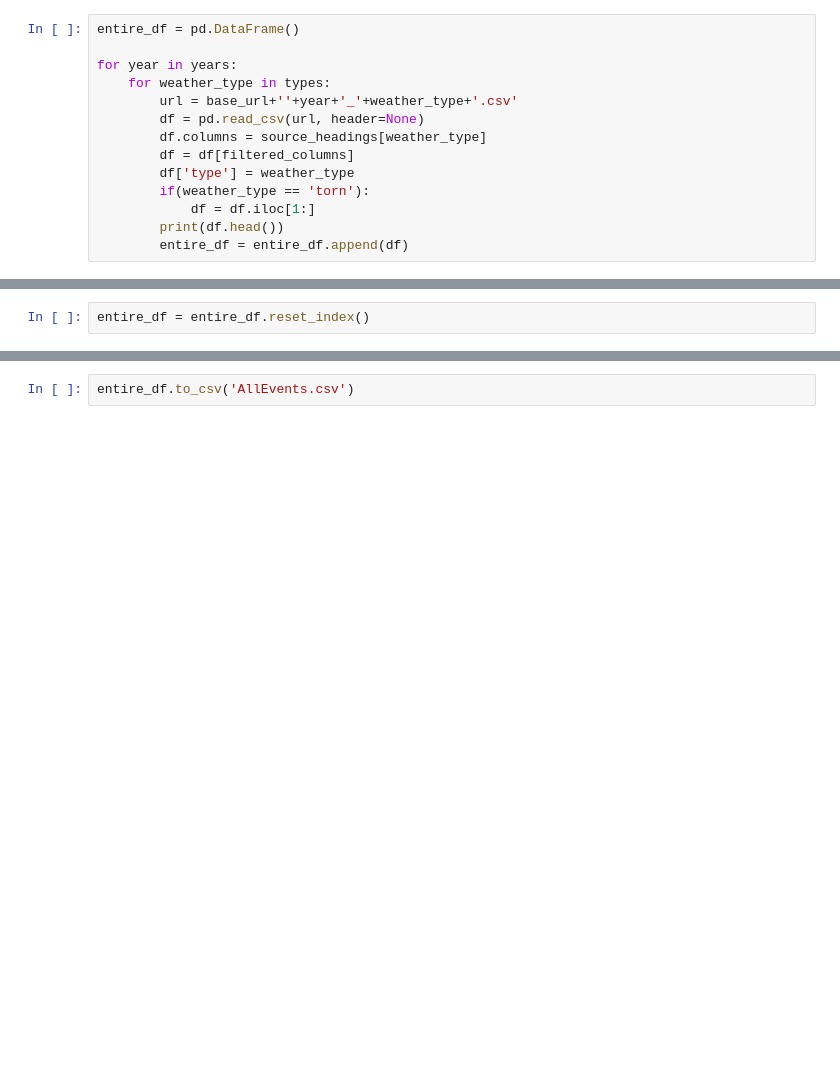
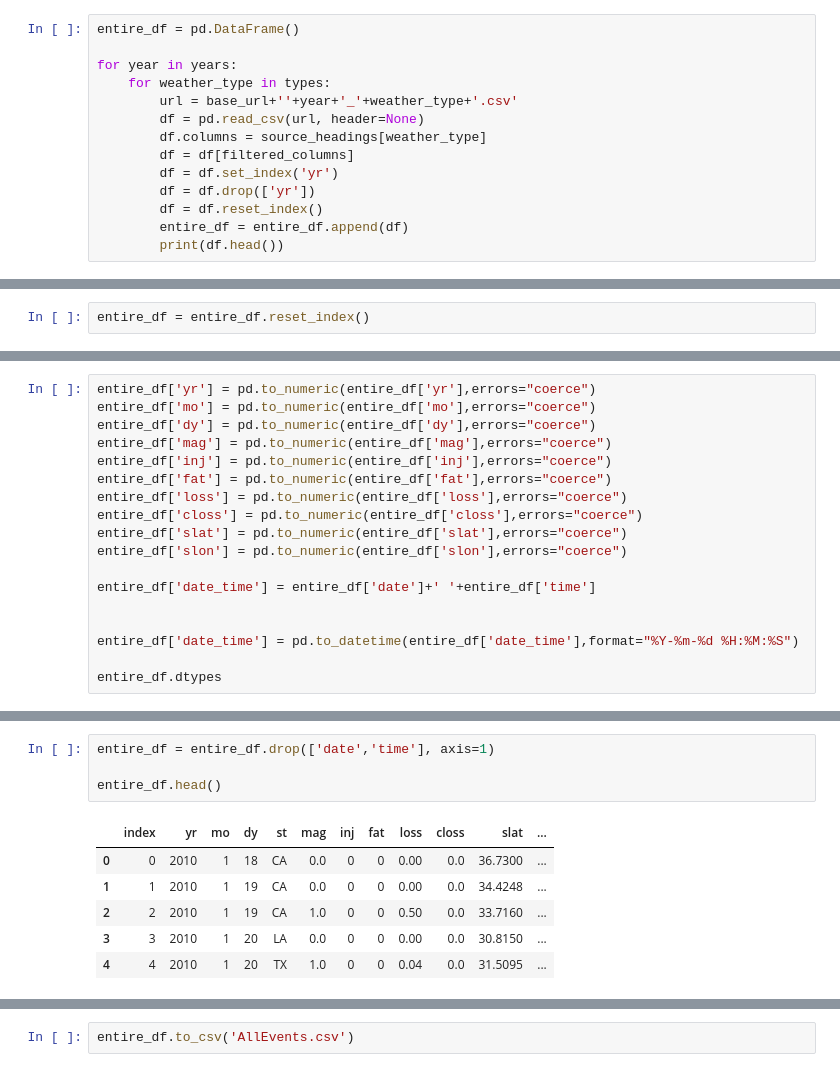
Before and after one commit to TomBerton/SevereWeatherViz, a Jupyter notebook: MergeDatasets.ipynb, the cells around one changed output, grey strips where cells are left out. Cells and saved outputs as stored; diff of their text form; blank space fills up the shorter version.

```diff
--- a/MergeDatasets.ipynb
+++ b/MergeDatasets.ipynb
@@ -28,10 +28,10 @@ for year in years:
         df = pd.read_csv(url, header=None)
         df.columns = source_headings[weather_type]
         df = df[filtered_columns]
-        df['type'] = weather_type
-        if(weather_type == 'torn'):
-            df = df.iloc[1:]
+        df = df.set_index('yr')
+        df = df.drop(['yr'])
+        df = df.reset_index()
+        entire_df = entire_df.append(df)
         print(df.head())
-        entire_df = entire_df.append(df)
 # %% [output]
      yr mo  dy        date      time  st mag inj fat  loss closs     slat  \
@@ -79,0 +62,18 @@ entire_df.head()
+# %%
+entire_df['yr'] = pd.to_numeric(entire_df['yr'],errors="coerce")
+entire_df['mo'] = pd.to_numeric(entire_df['mo'],errors="coerce")
+entire_df['dy'] = pd.to_numeric(entire_df['dy'],errors="coerce")
+entire_df['mag'] = pd.to_numeric(entire_df['mag'],errors="coerce")
+entire_df['inj'] = pd.to_numeric(entire_df['inj'],errors="coerce")
+entire_df['fat'] = pd.to_numeric(entire_df['fat'],errors="coerce")
+entire_df['loss'] = pd.to_numeric(entire_df['loss'],errors="coerce")
+entire_df['closs'] = pd.to_numeric(entire_df['closs'],errors="coerce")
+entire_df['slat'] = pd.to_numeric(entire_df['slat'],errors="coerce")
+entire_df['slon'] = pd.to_numeric(entire_df['slon'],errors="coerce")
+
+entire_df['date_time'] = entire_df['date']+' '+entire_df['time']
+
+
+entire_df['date_time'] = pd.to_datetime(entire_df['date_time'],format="%Y-%m-%d %H:%M:%S")
+
+entire_df.dtypes
@@ -80,3 +97,14 @@ entire_df.head()
+# %%
+entire_df = entire_df.drop(['date','time'], axis=1)
+
+entire_df.head()
+# %% [output]
+|  | index | yr | mo | dy | st | mag | inj | fat | loss | closs | slat | ... |
+| 0 | 0 | 2010 | 1 | 18 | CA | 0.0 | 0 | 0 | 0.00 | 0.0 | 36.7300 | ... |
+| 1 | 1 | 2010 | 1 | 19 | CA | 0.0 | 0 | 0 | 0.00 | 0.0 | 34.4248 | ... |
+| 2 | 2 | 2010 | 1 | 19 | CA | 1.0 | 0 | 0 | 0.50 | 0.0 | 33.7160 | ... |
+| 3 | 3 | 2010 | 1 | 20 | LA | 0.0 | 0 | 0 | 0.00 | 0.0 | 30.8150 | ... |
+| 4 | 4 | 2010 | 1 | 20 | TX | 1.0 | 0 | 0 | 0.04 | 0.0 | 31.5095 | ... |
 # %%
 # none to drop
 
```
Also changed, not shown: parts of 16 cells of this notebook, 1 other file.
